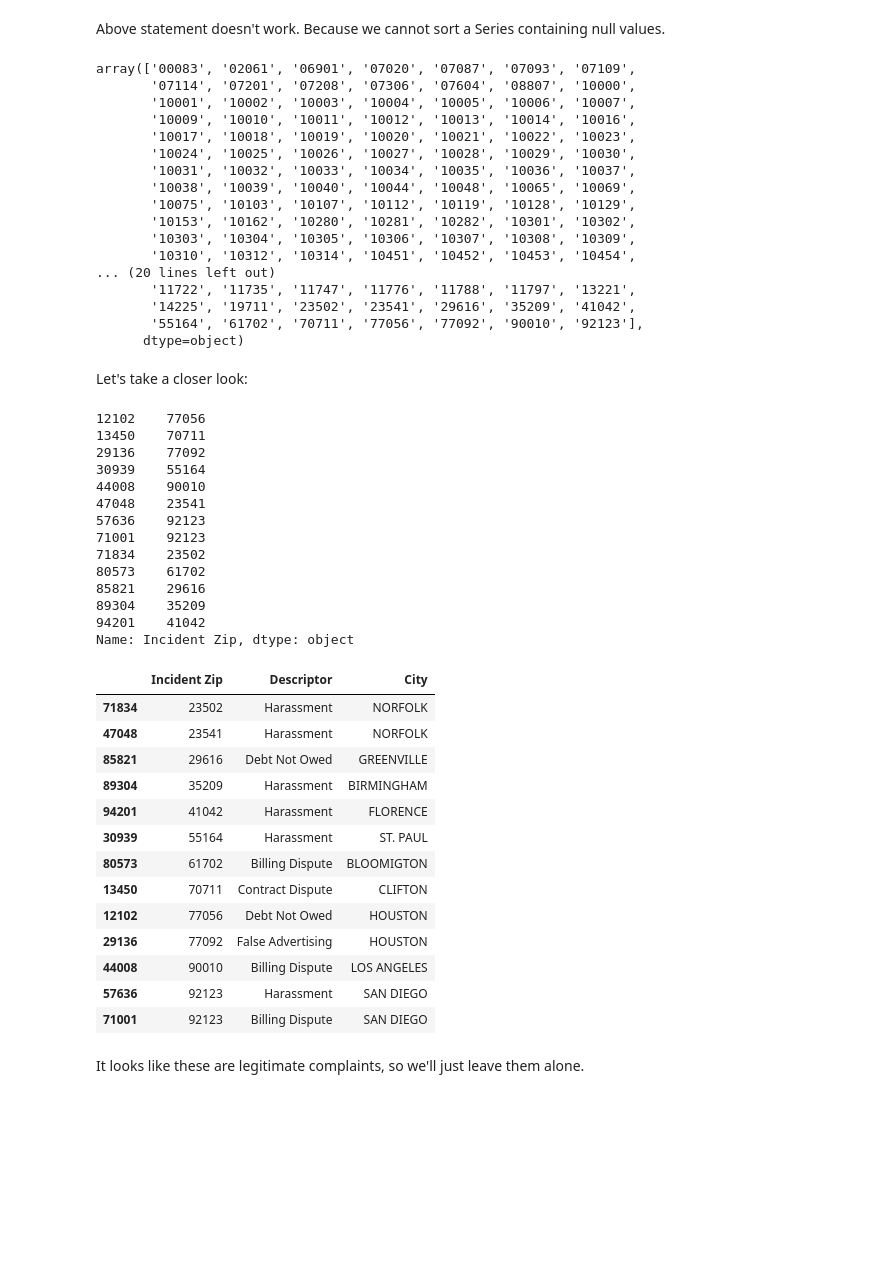
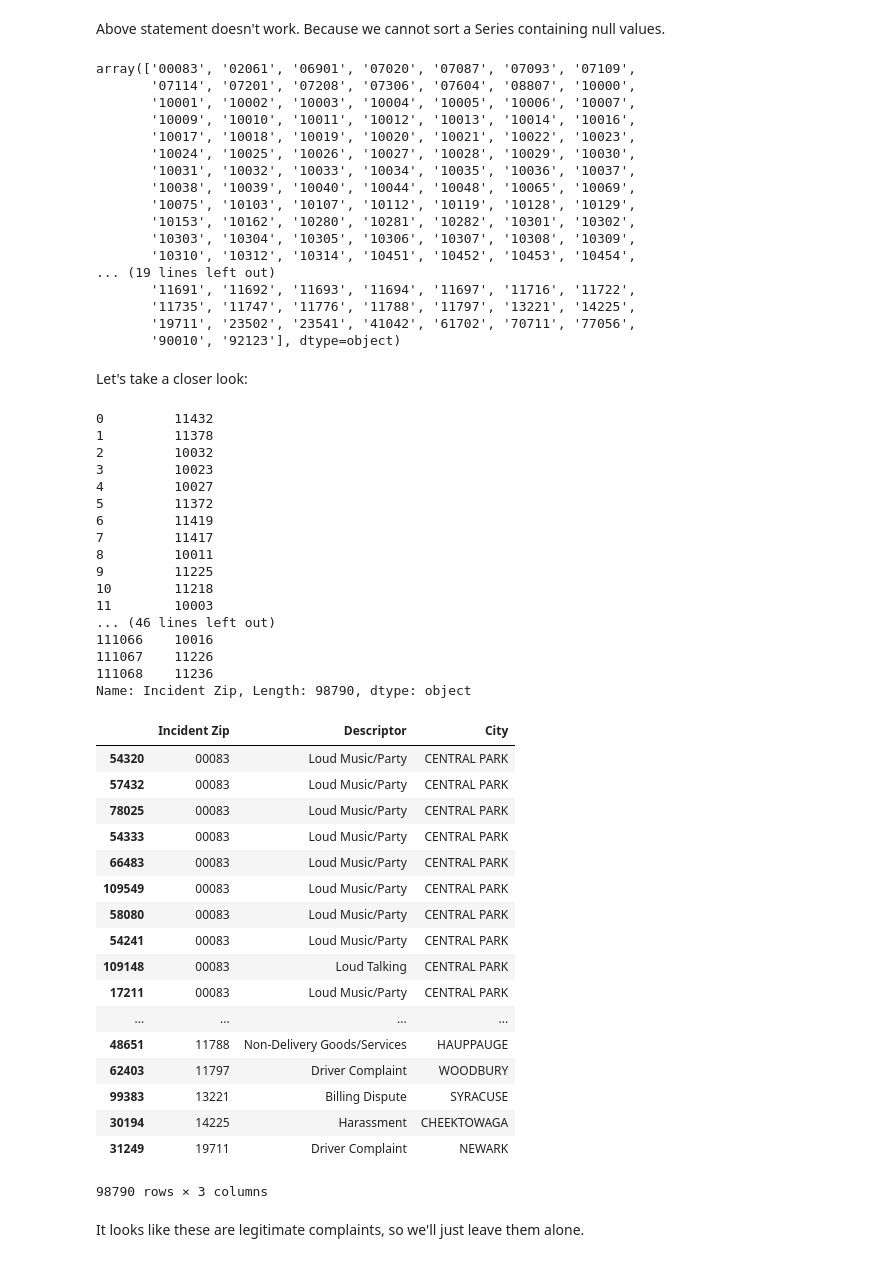
Before and after one commit to kushkul/Intro-to-Analytics, a Jupyter notebook: Case Studies/CaseStudy-NYC-311-Service-Requests.ipynb, the cells around one changed output. Cells and saved outputs as stored; diff of their text form; code cells hidden in the pictures; blank space fills up the shorter version.

```diff
--- a/Case Studies/CaseStudy-NYC-311-Service-Requests.ipynb
+++ b/Case Studies/CaseStudy-NYC-311-Service-Requests.ipynb
@@ -447,3 +455,5 @@ We can delete the above zip codes from the data set if we find them suspicious i
 `requests['Incident Zip'][rows_with_dashes] = np.nan`
 
 But it seems like there are some places with 9 digit zip codes. Let's look at all the zip codes with more than 5 digits, make sure they're okay, and then truncate them.
+# %%
+requests['Incident Zip'][rows_with_dashes] = np.nan
@@ -505,11 +519,11 @@ array(['00083', '02061', '06901', '07020', '07087', '07093', '07109',
        '10153', '10162', '10280', '10281', '10282', '10301', '10302',
        '10303', '10304', '10305', '10306', '10307', '10308', '10309',
        '10310', '10312', '10314', '10451', '10452', '10453', '10454',
-... (20 lines left out)
-       '11722', '11735', '11747', '11776', '11788', '11797', '13221',
-       '14225', '19711', '23502', '23541', '29616', '35209', '41042',
-       '55164', '61702', '70711', '77056', '77092', '90010', '92123'],
-      dtype=object)
+... (19 lines left out)
+       '11691', '11692', '11693', '11694', '11697', '11716', '11722',
+       '11735', '11747', '11776', '11788', '11797', '13221', '14225',
+       '19711', '23502', '23541', '41042', '61702', '70711', '77056',
+       '90010', '92123'], dtype=object)
 # %% [markdown]
 Let's take a closer look:
 # %%
@@ -523,38 +534,45 @@ is_far = ~(is_close) & zips.notnull()
 # %%
-zips[is_far]
+zips[is_close]
 # %% [output]
-12102    77056
-13450    70711
-29136    77092
-30939    55164
-44008    90010
-47048    23541
-57636    92123
-71001    92123
-71834    23502
-80573    61702
-85821    29616
-89304    35209
-94201    41042
-Name: Incident Zip, dtype: object
+0         11432
+1         11378
+2         10032
+3         10023
+4         10027
+5         11372
+6         11419
+7         11417
+8         10011
+9         11225
+10        11218
+11        10003
+... (46 lines left out)
+111066    10016
+111067    11226
+111068    11236
+Name: Incident Zip, Length: 98790, dtype: object
 # %%
 #Sorting the results
-requests[is_far][['Incident Zip', 'Descriptor', 'City']].sort_values(by = ['Incident Zip'])
+requests[is_close][['Incident Zip', 'Descriptor', 'City']].sort_values(by = ['Incident Zip'])
 # %% [output]
 |  | Incident Zip | Descriptor | City |
-| 71834 | 23502 | Harassment | NORFOLK |
-| 47048 | 23541 | Harassment | NORFOLK |
-| 85821 | 29616 | Debt Not Owed | GREENVILLE |
-| 89304 | 35209 | Harassment | BIRMINGHAM |
-| 94201 | 41042 | Harassment | FLORENCE |
-| 30939 | 55164 | Harassment | ST. PAUL |
-| 80573 | 61702 | Billing Dispute | BLOOMIGTON |
-| 13450 | 70711 | Contract Dispute | CLIFTON |
-| 12102 | 77056 | Debt Not Owed | HOUSTON |
-| 29136 | 77092 | False Advertising | HOUSTON |
-| 44008 | 90010 | Billing Dispute | LOS ANGELES |
-| 57636 | 92123 | Harassment | SAN DIEGO |
-| 71001 | 92123 | Billing Dispute | SAN DIEGO |
+| 54320 | 00083 | Loud Music/Party | CENTRAL PARK |
+| 57432 | 00083 | Loud Music/Party | CENTRAL PARK |
+| 78025 | 00083 | Loud Music/Party | CENTRAL PARK |
+| 54333 | 00083 | Loud Music/Party | CENTRAL PARK |
+| 66483 | 00083 | Loud Music/Party | CENTRAL PARK |
+| 109549 | 00083 | Loud Music/Party | CENTRAL PARK |
+| 58080 | 00083 | Loud Music/Party | CENTRAL PARK |
+| 54241 | 00083 | Loud Music/Party | CENTRAL PARK |
+| 109148 | 00083 | Loud Talking | CENTRAL PARK |
+| 17211 | 00083 | Loud Music/Party | CENTRAL PARK |
+| ... | ... | ... | ... |
+| 48651 | 11788 | Non-Delivery Goods/Services | HAUPPAUGE |
+| 62403 | 11797 | Driver Complaint | WOODBURY |
+| 99383 | 13221 | Billing Dispute | SYRACUSE |
+| 30194 | 14225 | Harassment | CHEEKTOWAGA |
+| 31249 | 19711 | Driver Complaint | NEWARK |
+98790 rows × 3 columns
 # %% [markdown]
 It looks like these are legitimate complaints, so we'll just leave them alone.
 # %% [markdown]
```
Also changed, not shown: parts of 11 cells of this notebook, 2 other files.
